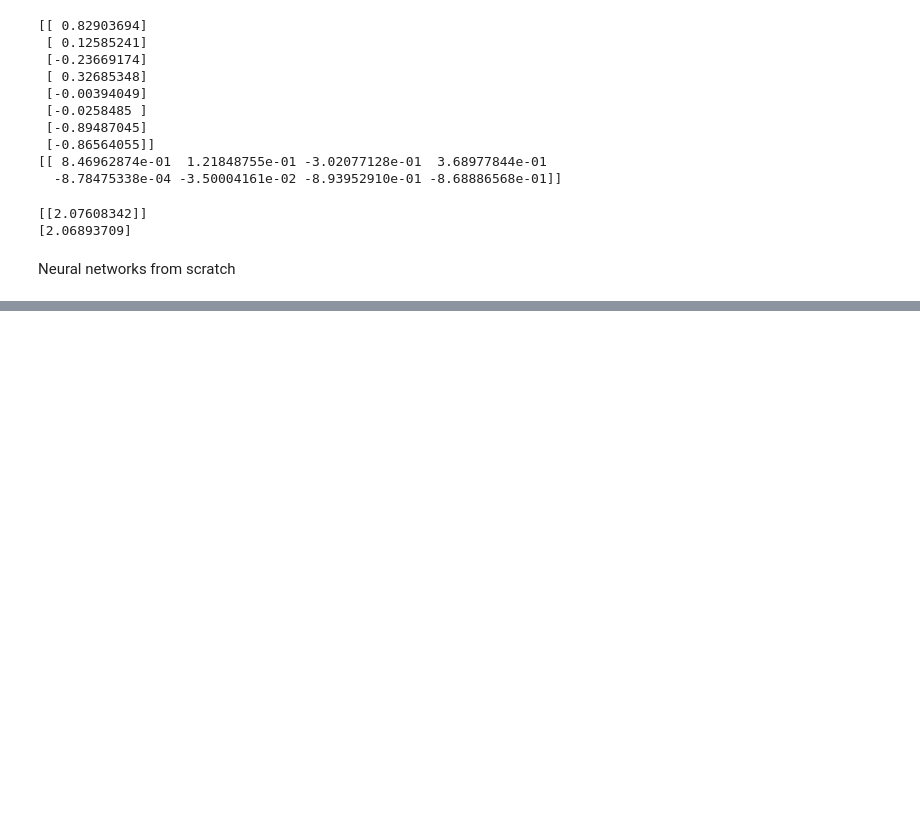
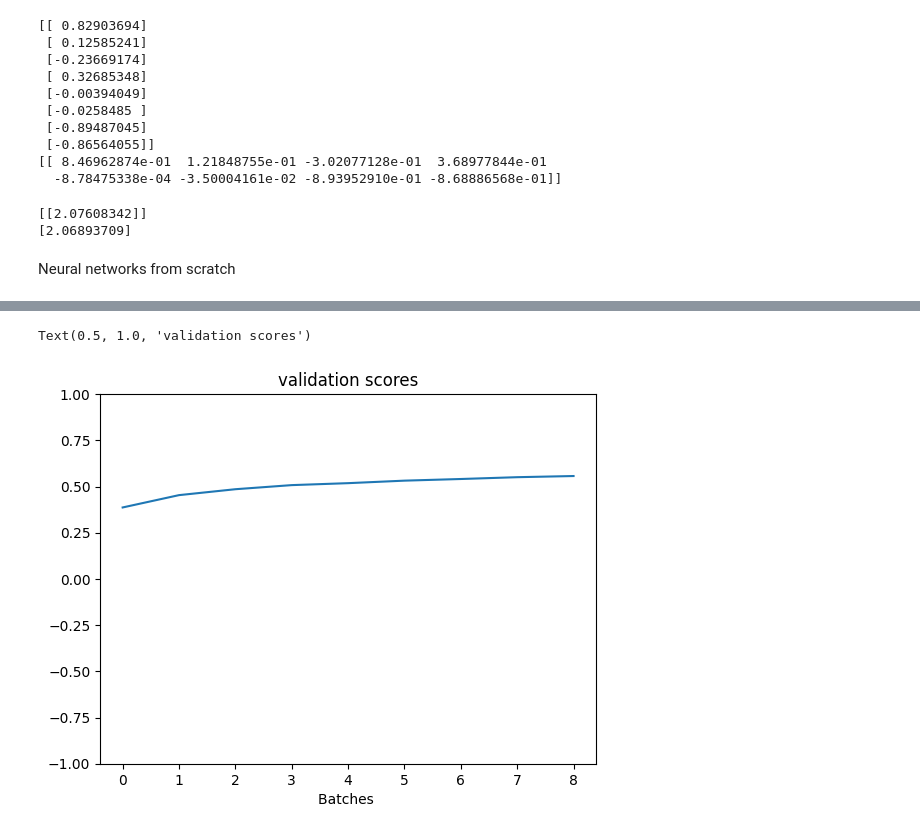
Before and after one commit to Divyesh-Kanagavel/HandsOnML-AI, a Jupyter notebook: DL_from_scratch/fundamentals.ipynb, the cells around one changed output, grey strips where cells are left out. Cells and saved outputs as stored; diff of their text form; code cells hidden in the pictures; blank space fills up the shorter version.

```diff
--- a/DL_from_scratch/fundamentals.ipynb
+++ b/DL_from_scratch/fundamentals.ipynb
@@ -357,13 +357,14 @@ def loss_gradients(forward_info : Dict[str,np.ndarray],weights : Dict[str,np.nda
     loss_gradients['B1'] = dLdB1.sum(axis=0)
     loss_gradients['W2'] = dLdW2
     loss_gradients['B2'] = dLdB2.sum(axis=0)
+    return loss_gradients
 # %%
 def init_weights(input_size : int, hidden_size : int) -> Dict[str,np.ndarray]:
     weights : Dict[str,np.ndarray] = {}
     weights['W1'] = np.random.randn(input_size, hidden_size)
     weights['B1'] = np.random.randn(1,hidden_size)
     weights['W2'] = np.random.randn(hidden_size,1)
-    weights['B2'] = np.random_randn(1,1)
+    weights['B2'] = np.random.randn(1,1)
     return weights
 # %%
 def predict(X : np.ndarray, weights : Dict[str, np.ndarray]) -> np.ndarray:
@@ -377,7 +380,7 @@ def predict(X : np.ndarray, weights : Dict[str, np.ndarray]) -> np.ndarray:
 def train(X_train : np.ndarray, y_train : np.ndarray, X_test : np.ndarray, y_test : np.ndarray,
           n_iter : int = 1000, learning_rate : float = 0.001, hidden_size : int = 13,
           batch_size : int = 13, return_losses : bool = False, return_weights : bool = False, return_scores : bool = False,
-          seed : int = 42) -> None :
+          seed : int = 42 , test_every : int = 10) -> None :
     if seed:
         np.random.seed(seed)
     start = 0
@@ -409,5 +412,27 @@ def train(X_train : np.ndarray, y_train : np.ndarray, X_test : np.ndarray, y_tes
             weights[key] -= learning_rate * loss_grads[key]
 
         if return_scores:
-            y_pred = predict(X_test, weights)
-            val_scores.append()
+            if i%test_every == 0 and i!=0:
+                y_pred = predict(X_test, weights)
+                val_scores.append(r2_score(y_pred, y_test))
+
+    if return_weights:
+        return losses, weights, val_scores
+    return None
+# %%
+# train the neural network
+
+num_iter = 100000
+test_every = 10000
+train_info = train(X_train, y_train, X_test, y_test,
+                       n_iter=num_iter,
+                       test_every = test_every,
+                       learning_rate = 0.0001,
+                       batch_size=23,
+                       return_losses=True,
+                       return_weights=True,
+                       return_scores=True,
+                       seed=80718)
+losses = train_info[0]
+weights = train_info[1]
+val_scores = train_info[2]
@@ -413,0 +453,8 @@ def train(X_train : np.ndarray, y_train : np.ndarray, X_test : np.ndarray, y_tes
+# %%
+plt.ylim([-1,1])
+plt.plot(list(range(int(num_iter / test_every - 1))), val_scores)
+plt.xlabel("Batches ")
+plt.title("validation scores")
+# %% [output]
+Text(0.5, 1.0, 'validation scores')
+[figure, added]
```
Also changed, not shown: parts of 6 cells of this notebook.
